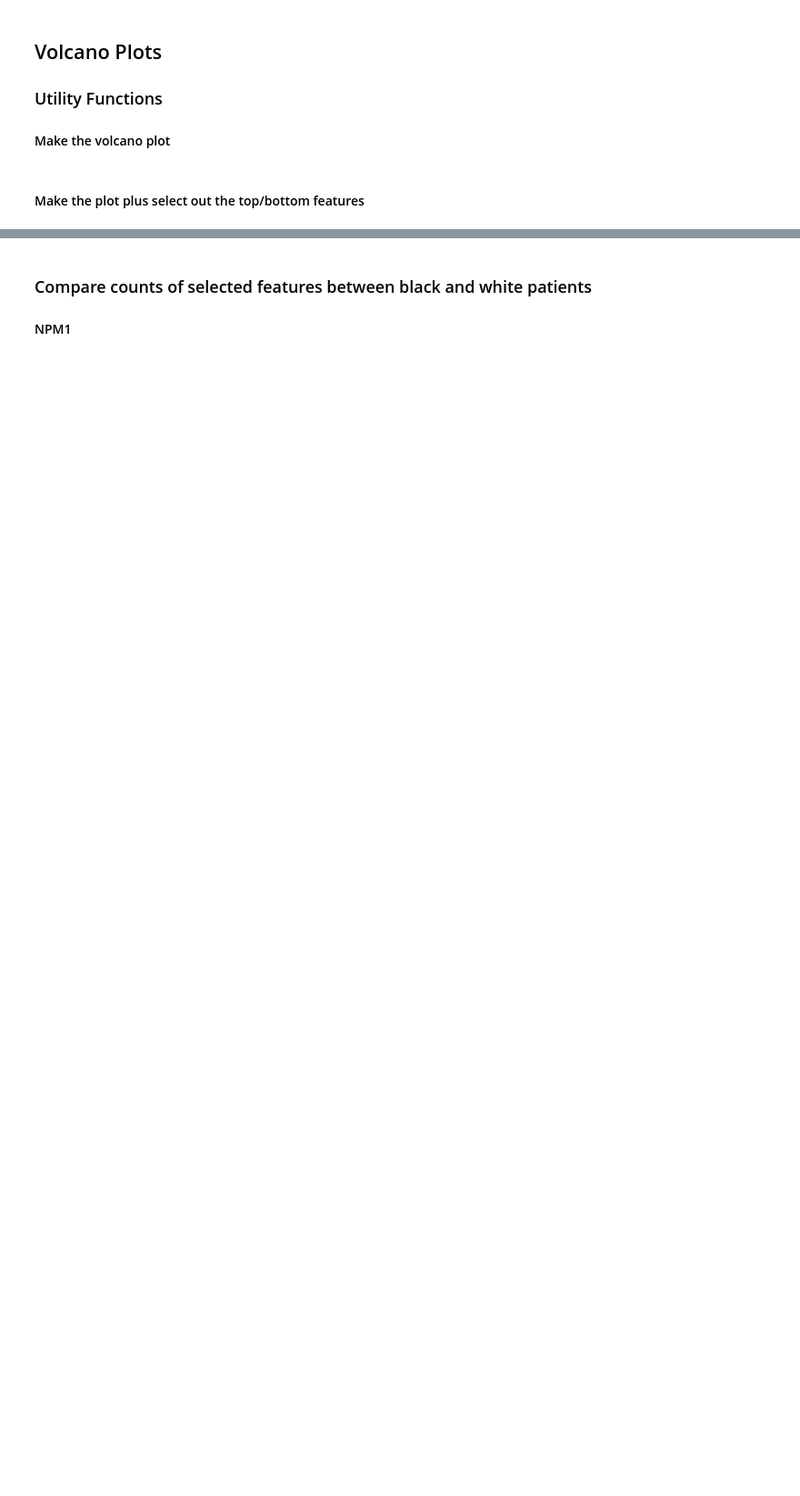
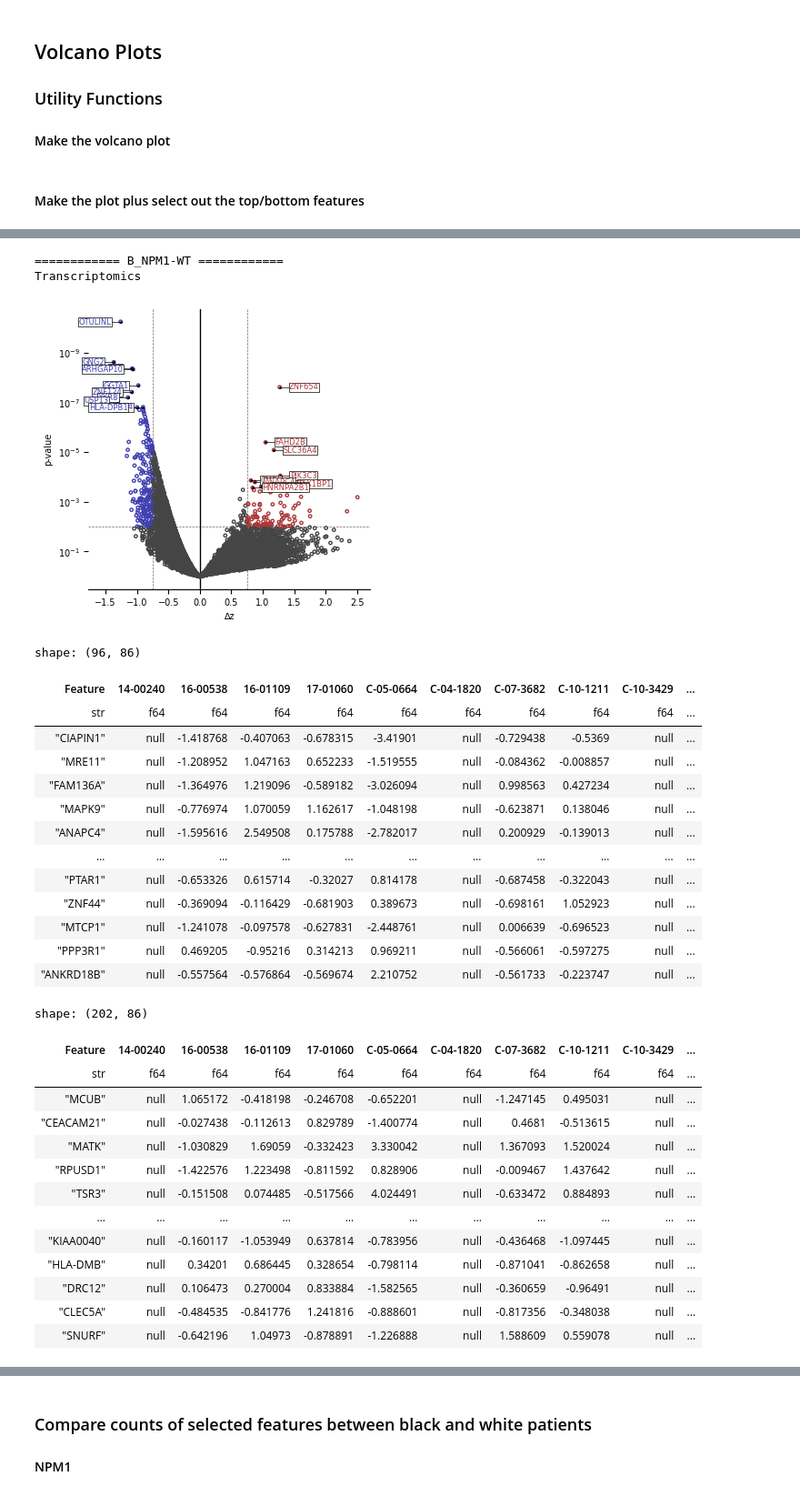
Before and after one commit to PNNL-CompBio/amlMultidrugResistance, a Jupyter notebook: aml_outcome_disparities/analysis/dylan/differential_expression.ipynb, the cells around one changed output, grey strips where cells are left out. Shown at 91% size. Saved outputs shown, nothing was run; the diff lists cells and outputs as text; code cells hidden in the pictures; blank space fills up the shorter version.

```diff
--- a/aml_outcome_disparities/analysis/dylan/differential_expression.ipynb
+++ b/aml_outcome_disparities/analysis/dylan/differential_expression.ipynb
@@ -79,8 +79,16 @@ def load_data_add_delta_z_and_ttest_p(
         .drop("Block")
         # add the ∆z and t-test p-value columns
         .with_columns(
-            pl.concat_list(wt_cols).alias("wt"),
-            pl.concat_list(mut_cols).alias("mut"),
+            (
+                pl.concat_list(wt_cols)
+                .list.drop_nulls()
+                .alias("wt")
+            ),
+            (
+                pl.concat_list(mut_cols)
+                .list.drop_nulls()
+                .alias("mut")
+            ),
         )
         .with_columns(
             (
@@ -1129,0 +315,66 @@ w_flt3itdnpm1_phos_top_up, w_flt3itdnpm1_phos_top_down = plot_volcano_and_select
+# %%
+# key: (subset_id, block)
+# value: {"up": top_n_up_df, "down": top_n_down_df}
+top_up_and_down = {}
+
+for subset_id in [
+    "B_NPM1-WT",
+    "W_NPM1-WT",
+    "B_FLT3-ITD-WT",
+    "W_FLT3-ITD-WT",
+    "B_FLT3-ITDxNPM1-WT",
+    "W_FLT3-ITDxNPM1-WT"
+]:
+    print("============", subset_id, "============")
+    for block in [
+        "Transcriptomics",
+        "Proteomics",
+        "Phosphoproteomics",
+        "Acetylomics",
+        "Lipidomics",
+        "Metabolomics"
+    ]:
+        if (df := comps.get((subset_id, block))) is not None:
+            print(block)
+            top_up, top_down = plot_volcano_and_select_top_features(
+                df,
+                0.75,
+                0.01,
+                subset_id,
+                block
+            )
+            display(top_up)
+            display(top_down)
+            top_up_and_down[(subset_id, block)] = {"up": top_up, "down": top_down}
+# %% [output]
+============ B_NPM1-WT ============
+Transcriptomics
+[figure, added]
+shape: (96, 86)
+| Feature | 14-00240 | 16-00538 | 16-01109 | 17-01060 | C-05-0664 | C-04-1820 | C-07-3682 | C-10-1211 | C-10-3429 | ... |
+| str | f64 | f64 | f64 | f64 | f64 | f64 | f64 | f64 | f64 | ... |
+| "CIAPIN1" | null | -1.418768 | -0.407063 | -0.678315 | -3.41901 | null | -0.729438 | -0.5369 | null | ... |
+| "MRE11" | null | -1.208952 | 1.047163 | 0.652233 | -1.519555 | null | -0.084362 | -0.008857 | null | ... |
+| "FAM136A" | null | -1.364976 | 1.219096 | -0.589182 | -3.026094 | null | 0.998563 | 0.427234 | null | ... |
+| "MAPK9" | null | -0.776974 | 1.070059 | 1.162617 | -1.048198 | null | -0.623871 | 0.138046 | null | ... |
+| "ANAPC4" | null | -1.595616 | 2.549508 | 0.175788 | -2.782017 | null | 0.200929 | -0.139013 | null | ... |
+| … | … | … | … | … | … | … | … | … | … | ... |
+| "PTAR1" | null | -0.653326 | 0.615714 | -0.32027 | 0.814178 | null | -0.687458 | -0.322043 | null | ... |
+| "ZNF44" | null | -0.369094 | -0.116429 | -0.681903 | 0.389673 | null | -0.698161 | 1.052923 | null | ... |
+| "MTCP1" | null | -1.241078 | -0.097578 | -0.627831 | -2.448761 | null | 0.006639 | -0.696523 | null | ... |
+| "PPP3R1" | null | 0.469205 | -0.95216 | 0.314213 | 0.969211 | null | -0.566061 | -0.597275 | null | ... |
+| "ANKRD18B" | null | -0.557564 | -0.576864 | -0.569674 | 2.210752 | null | -0.561733 | -0.223747 | null | ... |
+shape: (202, 86)
+| Feature | 14-00240 | 16-00538 | 16-01109 | 17-01060 | C-05-0664 | C-04-1820 | C-07-3682 | C-10-1211 | C-10-3429 | ... |
+| str | f64 | f64 | f64 | f64 | f64 | f64 | f64 | f64 | f64 | ... |
+| "MCUB" | null | 1.065172 | -0.418198 | -0.246708 | -0.652201 | null | -1.247145 | 0.495031 | null | ... |
+| "CEACAM21" | null | -0.027438 | -0.112613 | 0.829789 | -1.400774 | null | 0.4681 | -0.513615 | null | ... |
+| "MATK" | null | -1.030829 | 1.69059 | -0.332423 | 3.330042 | null | 1.367093 | 1.520024 | null | ... |
+| "RPUSD1" | null | -1.422576 | 1.223498 | -0.811592 | 0.828906 | null | -0.009467 | 1.437642 | null | ... |
+| "TSR3" | null | -0.151508 | 0.074485 | -0.517566 | 4.024491 | null | -0.633472 | 0.884893 | null | ... |
+| … | … | … | … | … | … | … | … | … | … | ... |
+| "KIAA0040" | null | -0.160117 | -1.053949 | 0.637814 | -0.783956 | null | -0.436468 | -1.097445 | null | ... |
+| "HLA-DMB" | null | 0.34201 | 0.686445 | 0.328654 | -0.798114 | null | -0.871041 | -0.862658 | null | ... |
+| "DRC12" | null | 0.106473 | 0.270004 | 0.833884 | -1.582565 | null | -0.360659 | -0.96491 | null | ... |
+| "CLEC5A" | null | -0.484535 | -0.841776 | 1.241816 | -0.888601 | null | -0.817356 | -0.348038 | null | ... |
+| "SNURF" | null | -0.642196 | 1.04973 | -0.878891 | -1.226888 | null | 1.588609 | 0.559078 | null | ... |
```
Also changed, not shown: parts of 84 cells of this notebook.
